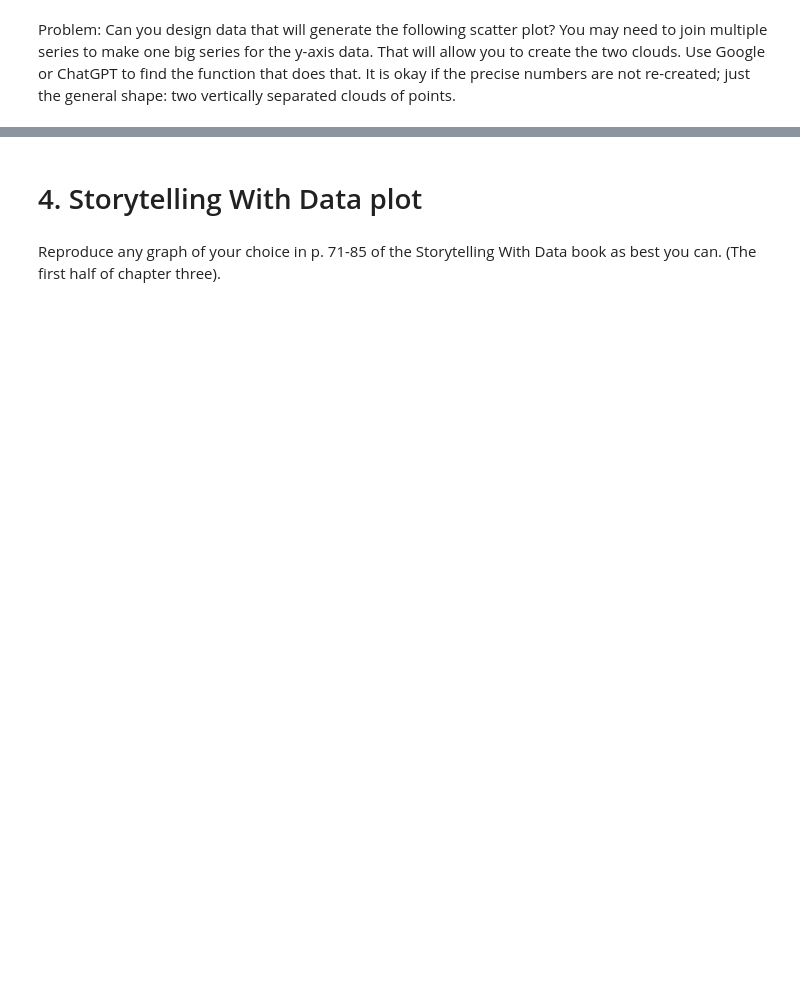
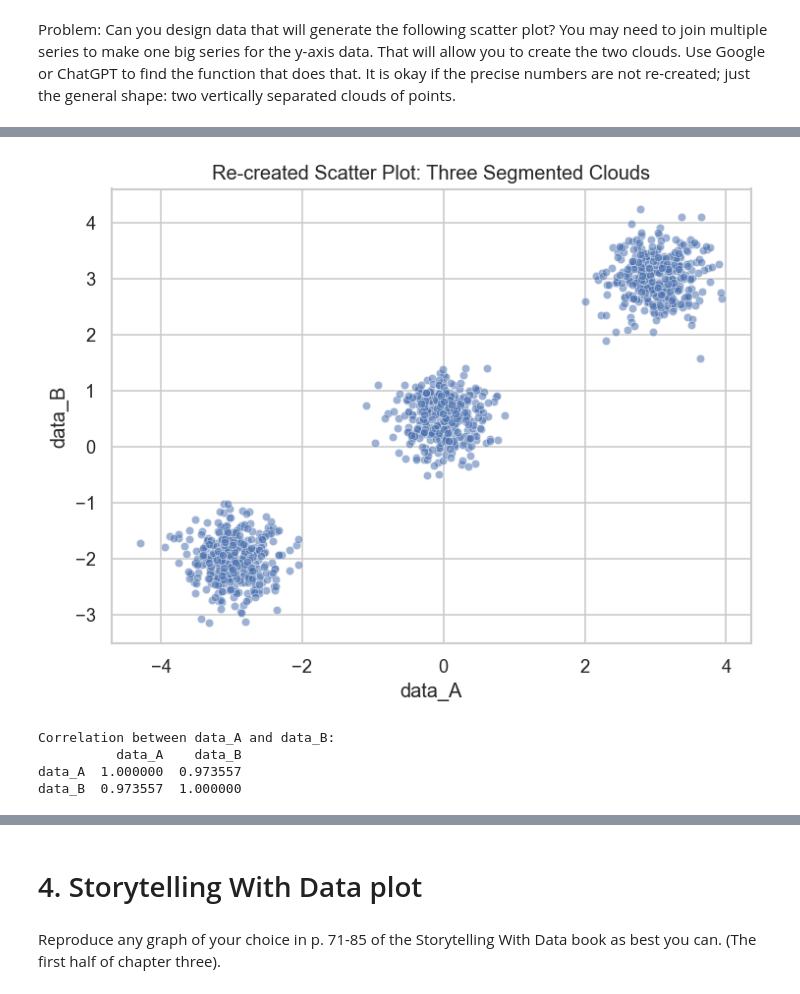
Before and after one commit to ckbaker78/AI_For_Leaders_Module-B-semester-2, a Jupyter notebook: Week5-concealed-answer.ipynb, the cells around one changed output, grey strips where cells are left out. Cells and saved outputs as stored; diff of their text form; code cells hidden in the pictures; blank space fills up the shorter version.

```diff
--- a/Week5-concealed-answer.ipynb
+++ b/Week5-concealed-answer.ipynb
@@ -168,0 +194,33 @@ Create an area plot that shows the sales volume for two brands of soft drinks, o
+# %%
+np.random.seed(6)
+segment_size = 350
+
+x_left = np.random.normal(loc=-3, scale=0.35, size=segment_size)
+y_left = np.random.normal(loc=-2, scale=0.40, size=segment_size)
+
+x_middle = np.random.normal(loc=0, scale=0.35, size=segment_size)
+y_middle = np.random.normal(loc=0.5, scale=0.40, size=segment_size)
+
+x_right = np.random.normal(loc=3, scale=0.35, size=segment_size)
+y_right = np.random.normal(loc=3, scale=0.40, size=segment_size)
+
+data_A = np.concatenate([x_left, x_middle, x_right])
+data_B = np.concatenate([y_left, y_middle, y_right])
+
+df_three_clouds = pd.DataFrame({"data_A": data_A, "data_B": data_B})
+
+plt.figure(figsize=(7, 5))
+sns.scatterplot(data=df_three_clouds, x="data_A", y="data_B", alpha=0.55, s=25)
+plt.title("Re-created Scatter Plot: Three Segmented Clouds")
+plt.xlabel("data_A")
+plt.ylabel("data_B")
+plt.show()
+
+print("Correlation between data_A and data_B:")
+print(df_three_clouds.corr())
+# %% [output]
+[figure, added]
+Correlation between data_A and data_B:
+          data_A    data_B
+data_A  1.000000  0.973557
+data_B  0.973557  1.000000
```
Also changed, not shown: parts of 34 cells of this notebook, 1 other file.
